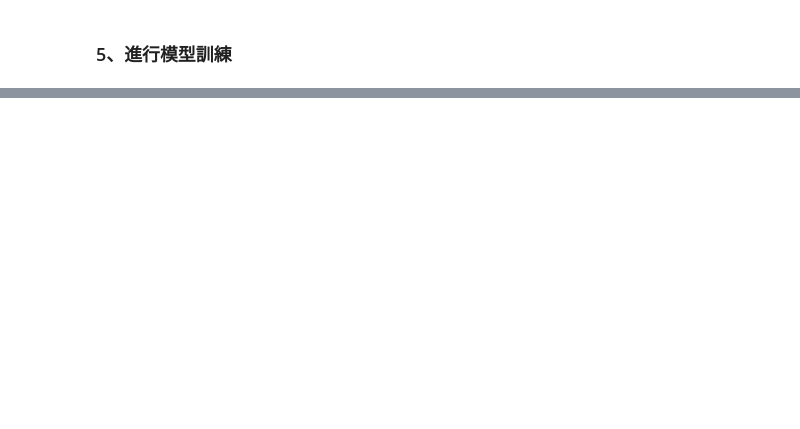
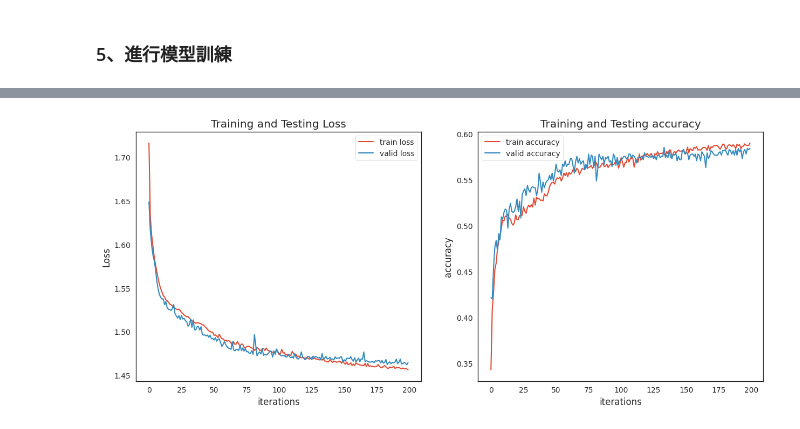
Before and after one commit to jinrumiao/Prediction-of-quality-of-Wine, a Jupyter notebook: 專題實作_02：紅酒品質預測.ipynb, the cells around one changed output, grey strips where cells are left out. Saved outputs shown, nothing was run; the diff lists cells and outputs as text; code cells hidden in the pictures; blank space fills up the shorter version.

```diff
--- a/專題實作_02：紅酒品質預測.ipynb
+++ b/專題實作_02：紅酒品質預測.ipynb
@@ -277,6 +277,8 @@ df_minmax.head(10)
 # %% [markdown]
 ### 3、df連結
 # %%
+df_["quality"] = df_["quality"].apply(lambda x: x-3)
+
 df_train = pd.concat([df_standar, df_minmax, df_["quality"]], axis=1)
 df_train.head(10)
 # %% [output]
@@ -338,0 +553,23 @@ print(rfc_eval)
+# %%
+from torch.utils.data import TensorDataset, DataLoader
+from torch.autograd import Variable
+
+X_train_torch = torch.tensor(X_train, requires_grad=True).to(torch.float32)
+
+X_test_torch = torch.tensor(X_test, requires_grad=True).to(torch.float32)
+
+y_train_torch = torch.tensor(y_train).to(torch.int64)
+
+y_test_torch = torch.tensor(y_test).to(torch.int64)
+
+train_dataset = TensorDataset(X_train_torch, y_train_torch)
+test_dataset = TensorDataset(X_test_torch, y_test_torch)
+
+# print(train_dataset)
+# print(test_dataset)
+
+# 分配到不同的DataLoader中
+train_loader = DataLoader(train_dataset, batch_size=50, shuffle=True, pin_memory=True)
+# print(next(iter(train_loader)))
+test_loader = DataLoader(test_dataset, batch_size=50, shuffle=True, pin_memory=True)
+# print(next(iter(test_loader)))
@@ -338,0 +670,22 @@ print(rfc_eval)
+# %%
+# 畫出loss & accuracy隨著epoch改變的關係
+fig = plt.figure(figsize=(15, 6))
+fig.add_subplot(1, 2, 1)
+plt.title("Training and Testing Loss")
+plt.plot(train_losses, label="train loss")
+plt.plot(valid_losses, label="valid loss")
+plt.xlabel("iterations")
+plt.ylabel("Loss")
+plt.legend()
+fig.add_subplot(1, 2, 2)
+plt.title("Training and Testing accuracy")
+plt.plot(train_acc, label="train accuracy")
+plt.plot(valid_acc, label="valid accuracy")
+plt.xlabel("iterations")
+plt.ylabel("accuracy")
+plt.legend()
+# plt.savefig("loss & accuracy.jpg")
+
+plt.show()
+# %% [output]
+[figure, added]
```
Also changed, not shown: parts of 21 cells of this notebook.
